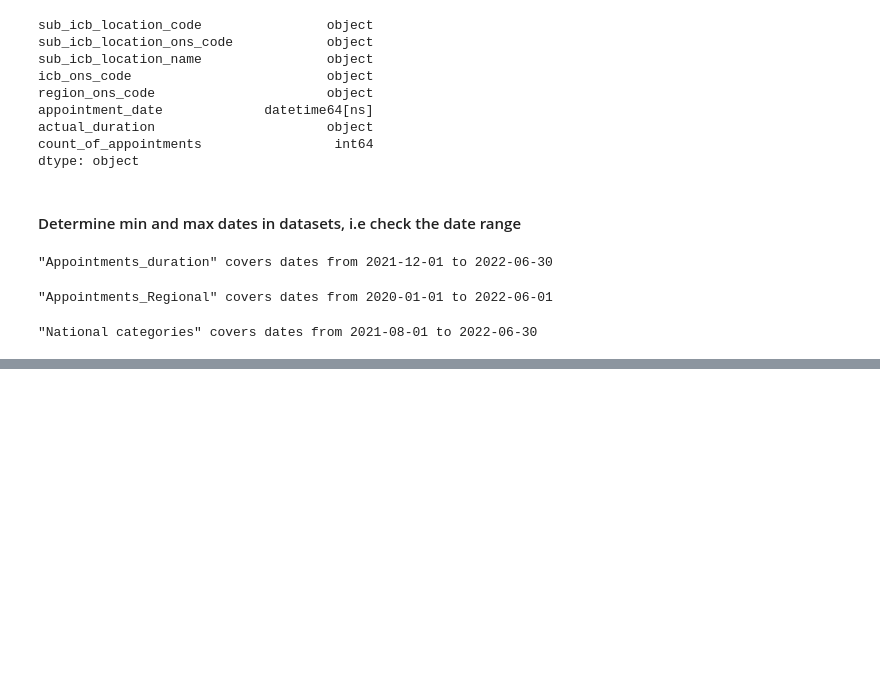
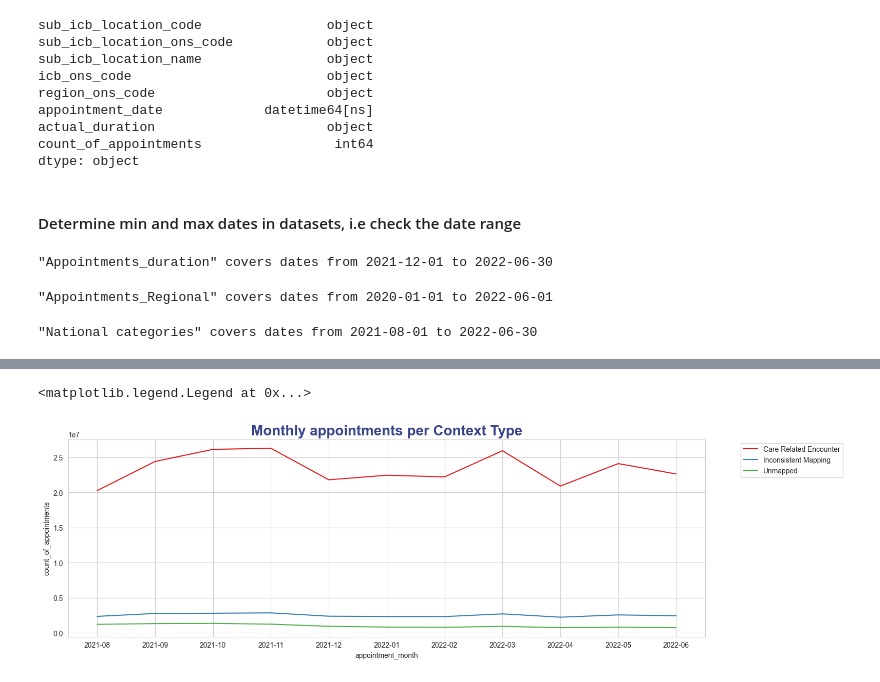
Before and after one commit to DimaBrikach/NHS_Assignment, a Jupyter notebook: Dzmitry_Brykach_DA201_Assignment.ipynb, the cells around one changed output, grey strips where cells are left out. Cells and saved outputs as stored; diff of their text form; code cells hidden in the pictures; blank space fills up the shorter version.

```diff
--- a/Dzmitry_Brykach_DA201_Assignment.ipynb
+++ b/Dzmitry_Brykach_DA201_Assignment.ipynb
@@ -373,0 +360,6 @@ service_settings
+# %%
+#creating a data frame for context_type
+ctypes_per_month = categories[['context_type', 'count_of_appointments', 'appointment_month']]
+#ct_per_month.head()
+ctypes_per_month = ctypes_per_month.groupby(['context_type', 'appointment_month'])['count_of_appointments'].sum().reset_index()
+ctypes_per_month.head()
@@ -373,0 +416,7 @@ service_settings
+# %%
+plt.figure(figsize=(16,5))
+sns.lineplot(x = 'appointment_month', y = 'count_of_appointments', data=ctypes_per_month, hue='context_type', palette='Set1').set_title('Monthly appointments per Context Type', fontsize=20, fontweight='bold', color='#36438A', fontfamily='arial')
+plt.legend(bbox_to_anchor=(1.05, 1),fontsize=10)
+# %% [output]
+<matplotlib.legend.Legend at 0x...>
+[figure, added]
```
Also changed, not shown: parts of 11 cells of this notebook.
